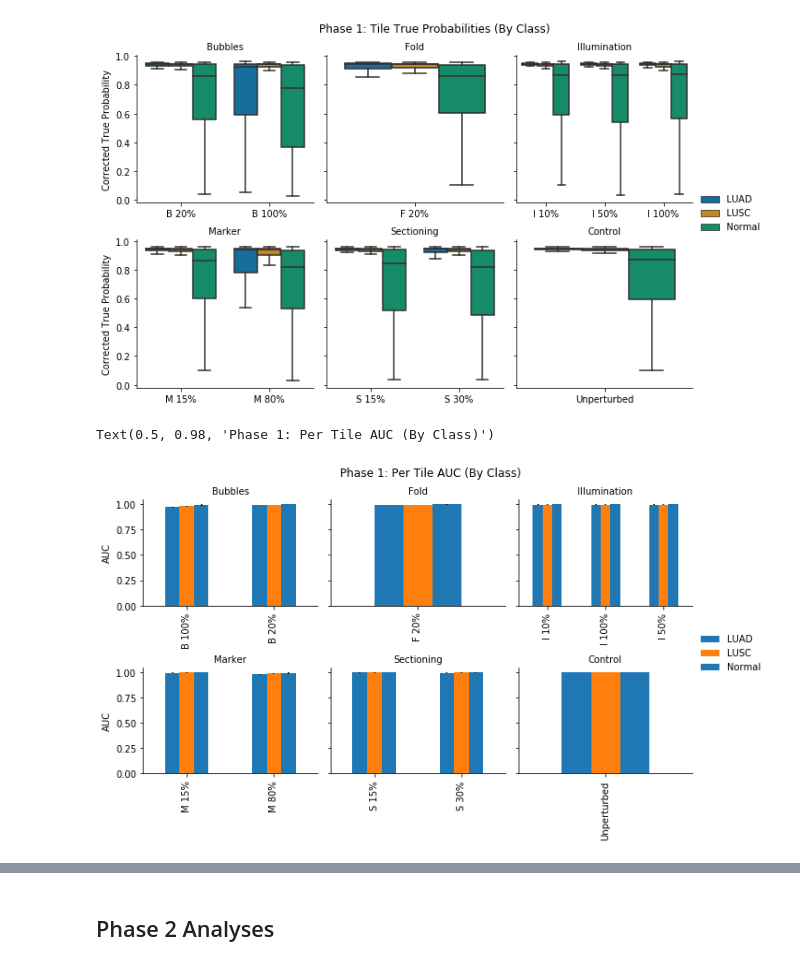
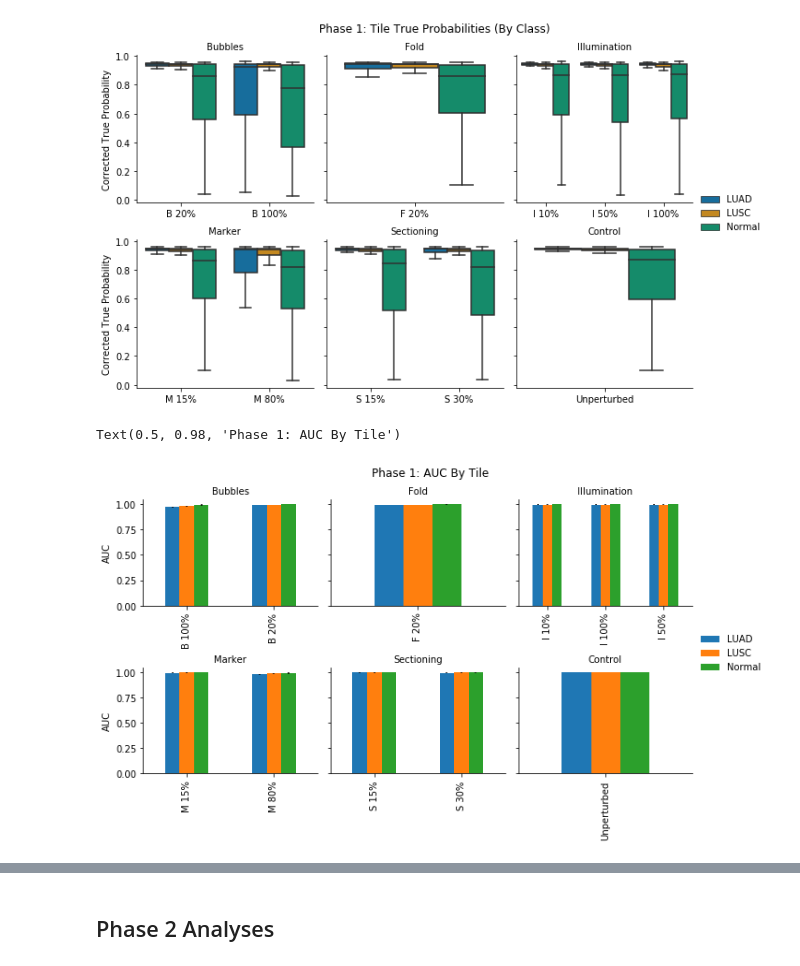
Before and after one commit to Systems-Imaging-Bioinformatics-Lab/histopath_failure_modes, a Jupyter notebook: Results.ipynb, the cells around one changed output, grey strips where cells are left out. Drawn from its saved outputs; the diff is of its cells as text; code cells hidden in the pictures.

Commit message:
Fix plot titles

```diff
--- a/Results.ipynb
+++ b/Results.ipynb
@@ -121,15 +121,15 @@ Text(0.5, 0.98, 'Phase 1: Tile True Probabilities (By Class)')
 [figure]
 # %%
 g = sns.FacetGrid(phase1_tile_auc, col="group",sharex=False,col_wrap=3)
-g.map_dataframe(auc_error_bar_plot, "study", "auc", "class", "ci_lower", "ci_upper",color=sns.color_palette()[0:2])
+g.map_dataframe(auc_error_bar_plot, "study", "auc", "class", "ci_lower", "ci_upper",color=sns.color_palette()[0:3])
 g.add_legend()
 g.set_titles("{col_name}")
 g.set_ylabels("AUC")
 g.set_xlabels("")
 plt.subplots_adjust(top=0.9)
-plt.suptitle("Phase 1: Per Tile AUC (By Class)")
+plt.suptitle("Phase 1: AUC By Tile")
 # %% [output]
-Text(0.5, 0.98, 'Phase 1: Per Tile AUC (By Class)')
+Text(0.5, 0.98, 'Phase 1: AUC By Tile')
-[figure, old version]
+[figure, new version]
 # %%
 g = sns.FacetGrid(data=phase1_slide_auc,col="group",sharex=False,col_wrap=3)
```
Also changed, not shown: parts of 3 cells of this notebook.
